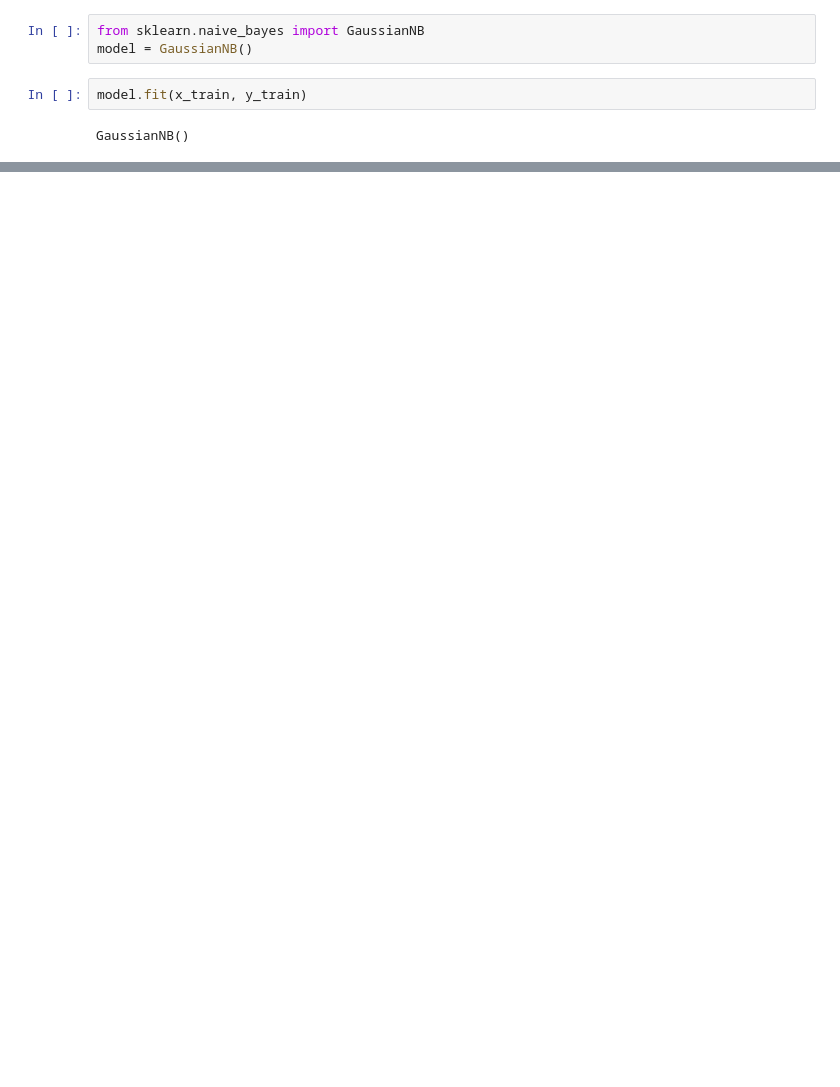
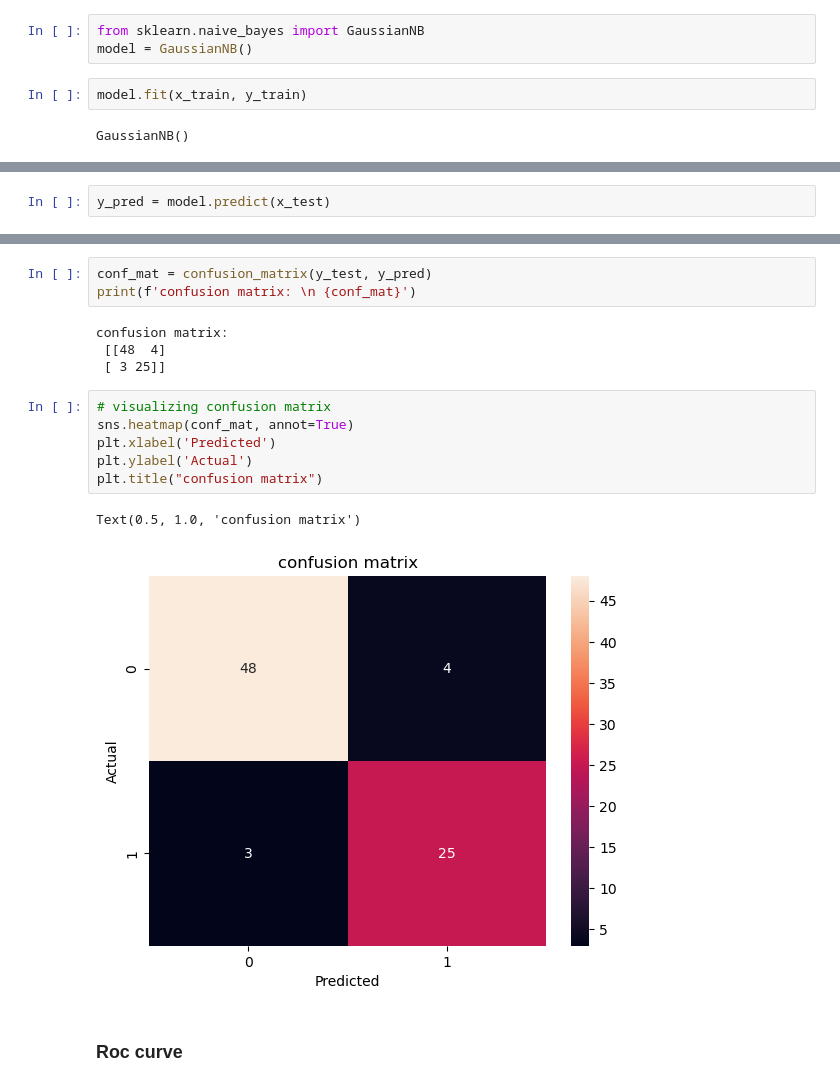
Before and after one commit to OmNikam04/TE_1sem, a Jupyter notebook: ML/Endsem_practicals/naive_bayes/naive_bayes.ipynb, the cells around one changed output, grey strips where cells are left out. Cells and saved outputs as stored; diff of their text form; blank space fills up the shorter version.

```diff
--- a/ML/Endsem_practicals/naive_bayes/naive_bayes.ipynb
+++ b/ML/Endsem_practicals/naive_bayes/naive_bayes.ipynb
@@ -123,0 +130,2 @@ model.score(x_test, y_test)
+# %%
+y_pred = model.predict(x_test)
@@ -123,0 +152,18 @@ model.score(x_test, y_test)
+# %%
+conf_mat = confusion_matrix(y_test, y_pred)
+print(f'confusion matrix: \n {conf_mat}')
+# %% [output]
+confusion matrix:
+ [[48  4]
+ [ 3 25]]
+# %%
+# visualizing confusion matrix
+sns.heatmap(conf_mat, annot=True)
+plt.xlabel('Predicted')
+plt.ylabel('Actual')
+plt.title("confusion matrix")
+# %% [output]
+Text(0.5, 1.0, 'confusion matrix')
+[figure, added]
+# %% [markdown]
+### Roc curve
```
Also changed, not shown: parts of 12 cells of this notebook, 1 other file.
